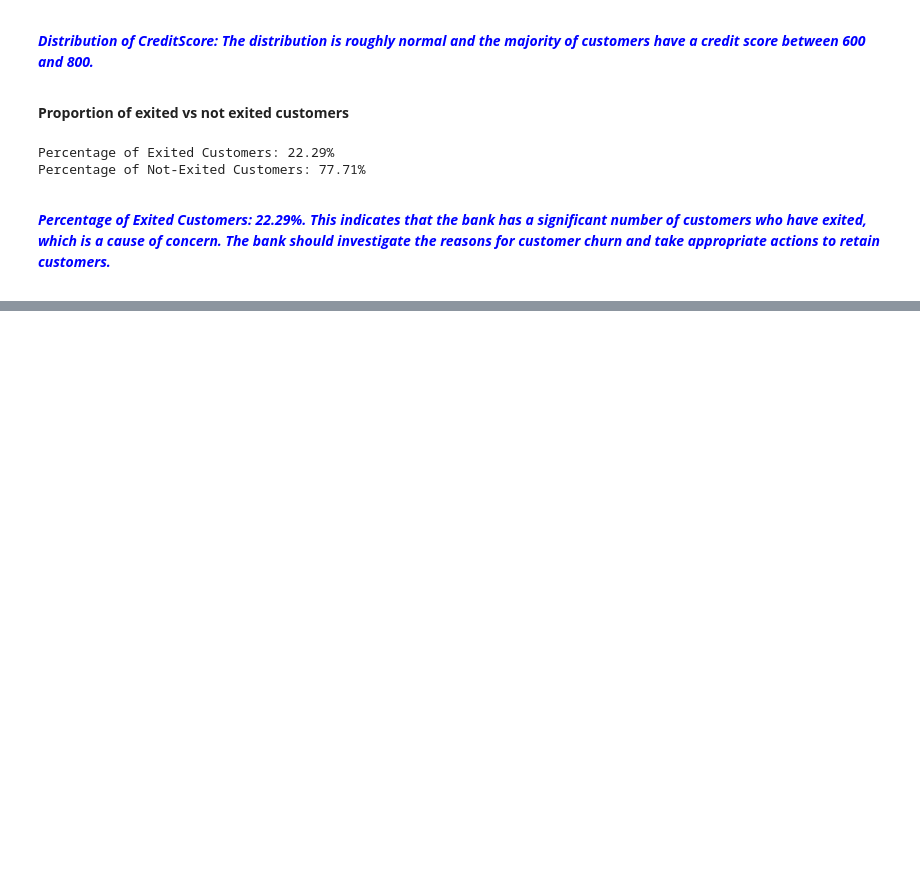
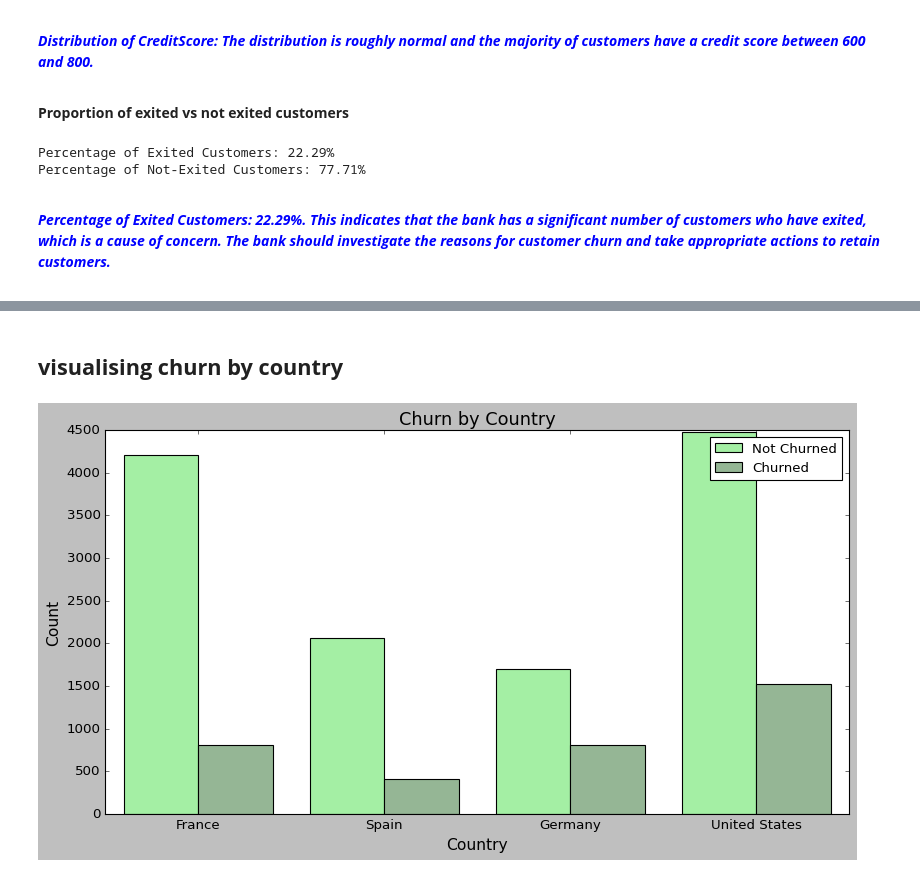
Before and after one commit to EmilyCaroline/BankCustomerChurnPrediction, a Jupyter notebook: bankcustomerchurn.ipynb, the cells around one changed output, grey strips where cells are left out. Cells and saved outputs as stored; diff of their text form; code cells hidden in the pictures; blank space fills up the shorter version.

```diff
--- a/bankcustomerchurn.ipynb
+++ b/bankcustomerchurn.ipynb
@@ -411,0 +445,13 @@ Percentage of Not-Exited Customers: 77.71%
+# %% [markdown]
+ ## **visualising churn by country**
+# %%
+plt.style.use('classic')
+plt.figure(figsize=(12, 6))
+sns.countplot(x='Geography', hue='Exited', data=merged_df , palette=['palegreen', 'darkseagreen'])
+plt.title('Churn by Country', fontsize=16)
+plt.xlabel('Country', fontsize=14)
+plt.ylabel('Count', fontsize=14)
+plt.legend(['Not Churned', 'Churned'], fontsize=12)
+plt.show()
+# %% [output]
+[figure, added]
```
Also changed, not shown: parts of 15 cells of this notebook.
